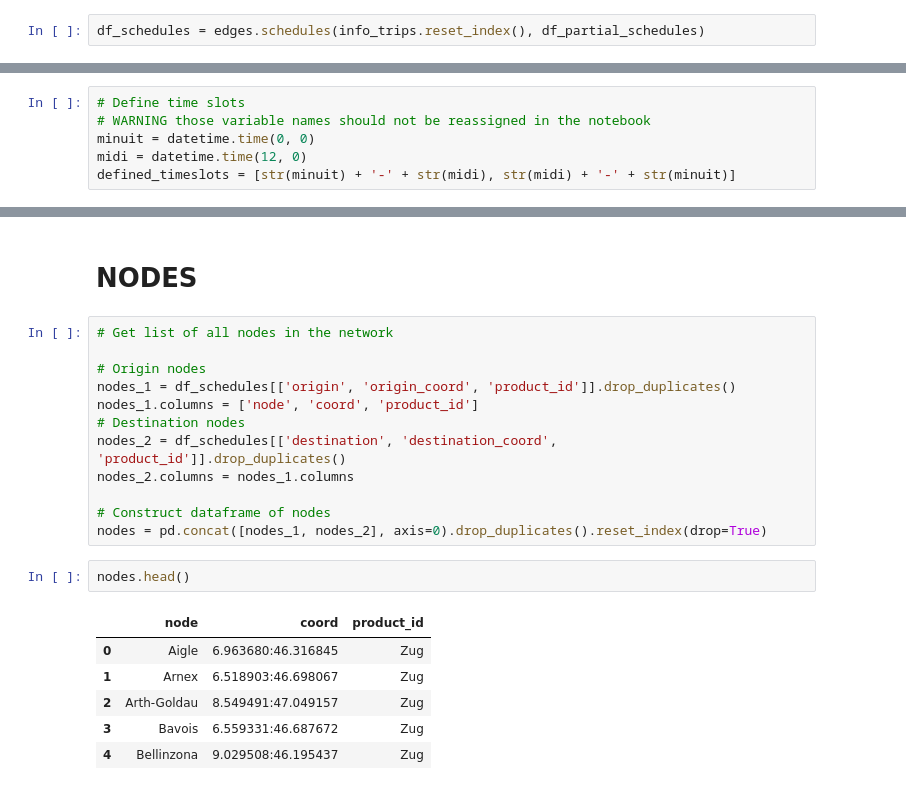
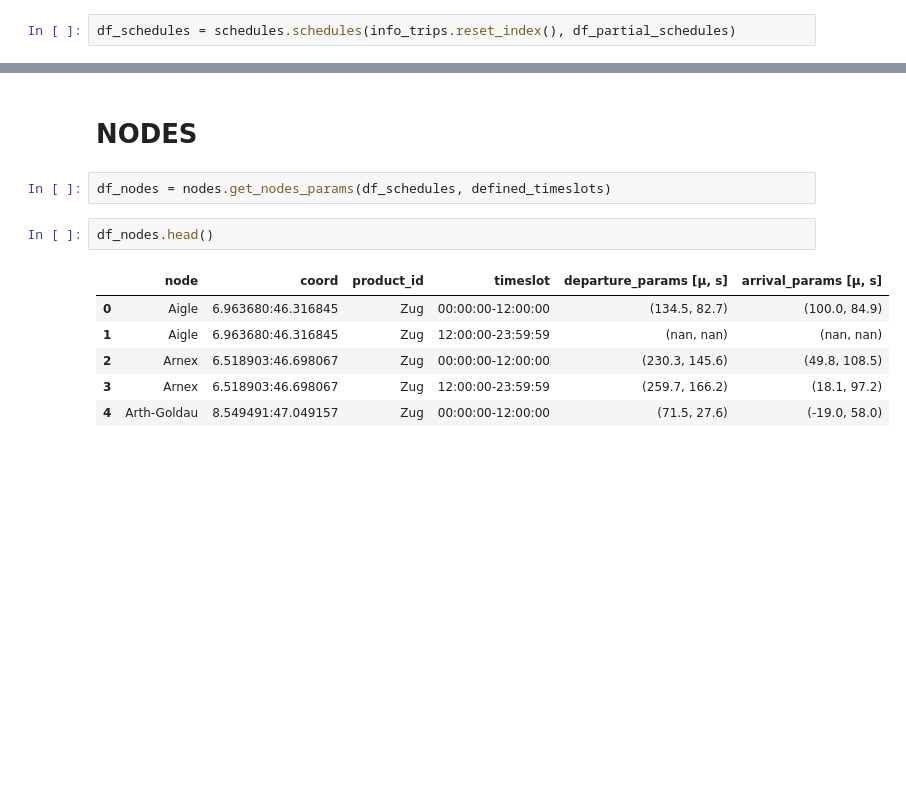
Before and after one commit to mbanga9/DataScience_Labs, a Jupyter notebook: Final-Project-2.ipynb, the cells around one changed output, grey strips where cells are left out. Saved outputs shown, nothing was run; the diff lists cells and outputs as text; blank space fills up the shorter version.

Commit message:
loads zurich dfs for september, cleans notebook, SparkCode to load

```diff
--- a/Final-Project-2.ipynb
+++ b/Final-Project-2.ipynb
@@ -199,5 +228,5 @@ df_partial_schedules.head()
 | 3 | Arnex | La Sarraz | Zug |
 | 4 | Arth-Goldau | Zug | Zug |
 # %%
-df_schedules = edges.schedules(info_trips.reset_index(), df_partial_schedules)
+df_schedules = schedules.schedules(info_trips.reset_index(), df_partial_schedules)
 # %%
@@ -260,7 +258 @@ df_schedules = pd.read_pickle('df_schedules')
-# %%
-# Define time slots
-# WARNING those variable names should not be reassigned in the notebook
-minuit = datetime.time(0, 0)
-midi = datetime.time(12, 0)
-defined_timeslots = [str(minuit) + '-' + str(midi), str(midi) + '-' + str(minuit)]
 # %%
@@ -360,23 +269,13 @@ NameError: name 'df_edges' is not defined
 # %% [markdown]
 # NODES
-# %%
-# Get list of all nodes in the network
-
-# Origin nodes
-nodes_1 = df_schedules[['origin', 'origin_coord', 'product_id']].drop_duplicates()
-nodes_1.columns = ['node', 'coord', 'product_id']
-# Destination nodes
-nodes_2 = df_schedules[['destination', 'destination_coord', 'product_id']].drop_duplicates()
-nodes_2.columns = nodes_1.columns
-
-# Construct dataframe of nodes
-nodes = pd.concat([nodes_1, nodes_2], axis=0).drop_duplicates().reset_index(drop=True)
+# %%
+df_nodes = nodes.get_nodes_params(df_schedules, defined_timeslots)
 # %%
-nodes.head()
+df_nodes.head()
 # %% [output]
-|  | node | coord | product_id |
-| 0 | Aigle | 6.963680:46.316845 | Zug |
-| 1 | Arnex | 6.518903:46.698067 | Zug |
-| 2 | Arth-Goldau | 8.549491:47.049157 | Zug |
-| 3 | Bavois | 6.559331:46.687672 | Zug |
-| 4 | Bellinzona | 9.029508:46.195437 | Zug |
+|  | node | coord | product_id | timeslot | departure_params [µ, s] | arrival_params [µ, s] |
+| 0 | Aigle | 6.963680:46.316845 | Zug | 00:00:00-12:00:00 | (134.5, 82.7) | (100.0, 84.9) |
+| 1 | Aigle | 6.963680:46.316845 | Zug | 12:00:00-23:59:59 | (nan, nan) | (nan, nan) |
+| 2 | Arnex | 6.518903:46.698067 | Zug | 00:00:00-12:00:00 | (230.3, 145.6) | (49.8, 108.5) |
+| 3 | Arnex | 6.518903:46.698067 | Zug | 12:00:00-23:59:59 | (259.7, 166.2) | (18.1, 97.2) |
+| 4 | Arth-Goldau | 8.549491:47.049157 | Zug | 00:00:00-12:00:00 | (71.5, 27.6) | (-19.0, 58.0) |
```
Also changed, not shown: parts of 21 cells of this notebook, 19 other files.
